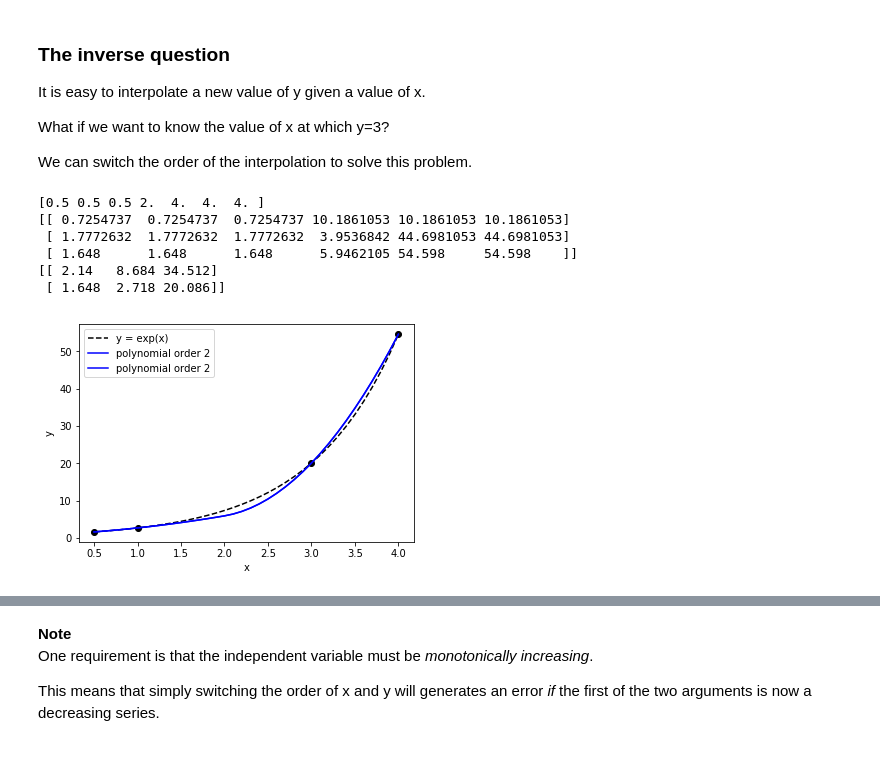
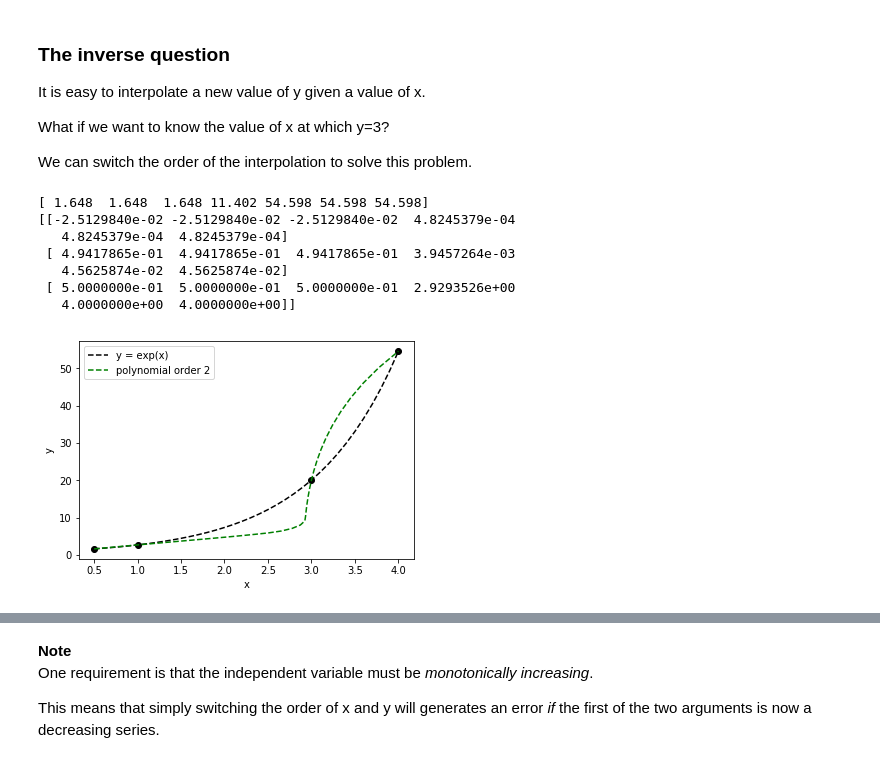
Before and after one commit to vongvanicht/Intro_to_Python, a Jupyter notebook: 05_Plotting_Analysing.ipynb, the cells around one changed output, grey strips where cells are left out. Saved outputs shown, nothing was run; the diff lists cells and outputs as text; code cells hidden in the pictures.

```diff
--- a/05_Plotting_and_Analysing.ipynb
+++ b/05_Plotting_Analysing.ipynb
@@ -991,59 +844,54 @@ What if we want to know the value of x at which y=3?
 
 We can switch the order of the interpolation to solve this problem.
 # %%
+from scipy.interpolate import splrep
+from scipy.interpolate import splev
+import scipy.interpolate
+
+
+# original data
 x = np.array([0.5,1,3,4])
 y = np.array([1.648,  2.718, 20.086, 54.598])
+plt.plot(x, y, 'ko')
+
+
+# range of values for x axis
 x_int = np.arange(0.5, 4.1, 0.1)
-plt.plot(x, y, 'ko')
+# RANGE OF VALUES FOR Y AXIS : INDEPENDENT VARIABLE
+y_init = np.exp(x_int)
 
 
 # function data
 plt.plot(x_int, np.exp(x_int), 'k--', label='y = exp(x)')
 
-
-# order polynomial interpolation
+# order polynomial interpolation - CHANGE THIS
 order_poly = 2
 
+# interpolated data - SWITCH ORDER OF x AND y
+# func = splrep(x, y, k=order_poly)
+# y_int = splev(x_int, func)
+func = splrep(y, x, k=order_poly)
+x_int = splev(y_init, func)
+plt.plot(x_int, y_int, 'g--', label=f'polynomial order {order_poly}')
 
-# polynomial function
-func = splrep(x, y, k=order_poly)
-
-# polynomial curve
-y_int = splev(x_int, func)
-
-plt.plot(x_int, y_int, 'b', label=f'polynomial order {order_poly}')
+# plot labels and legend
 plt.legend()
-
-# polynomial function
-#func = splrep(x, y, k=order_poly, s=0)
-F   = scipy.interpolate.PPoly.from_spline(func)
-
-print(F.x)
-print(F.c)
-
-# polynomial curve
-y_int = splev(x_int, func)
-
-plt.plot(x_int, y_int, 'b', label=f'polynomial order {order_poly}')
-plt.legend()
-
 plt.xlabel('x')
 plt.ylabel('y')
-plt.legend()
+#plt.show()
 
-
-# coefficients
-#C = spltopp(func[0][1:-1],func[1],func[2]).coeffs
-
-# Print the coefficients of the function
-# Columns : spline section
-# Rows : term (index 0 : highest order term)
-print(C)
+# coefficients that define ppolynomial curve
+F   = scipy.interpolate.PPoly.from_spline(func)
+# break points or knots
+print(F.x)
+# coefficients at breakpoints
+print(F.c)
 # %% [output]
-[0.5 0.5 0.5 2.  4.  4.  4. ]
-[[ 0.7254737  0.7254737  0.7254737 10.1861053 10.1861053 10.1861053]
- [ 1.7772632  1.7772632  1.7772632  3.9536842 44.6981053 44.6981053]
- [ 1.648      1.648      1.648      5.9462105 54.598     54.598    ]]
-[[ 2.14   8.684 34.512]
- [ 1.648  2.718 20.086]]
+[ 1.648  1.648  1.648 11.402 54.598 54.598 54.598]
+[[-2.5129840e-02 -2.5129840e-02 -2.5129840e-02  4.8245379e-04
+   4.8245379e-04  4.8245379e-04]
+ [ 4.9417865e-01  4.9417865e-01  4.9417865e-01  3.9457264e-03
+   4.5625874e-02  4.5625874e-02]
+ [ 5.0000000e-01  5.0000000e-01  5.0000000e-01  2.9293526e+00
+   4.0000000e+00  4.0000000e+00]]
-[figure, old version]
+[figure, new version]
```
Also changed, not shown: parts of 77 cells of this notebook, 12 other files.
